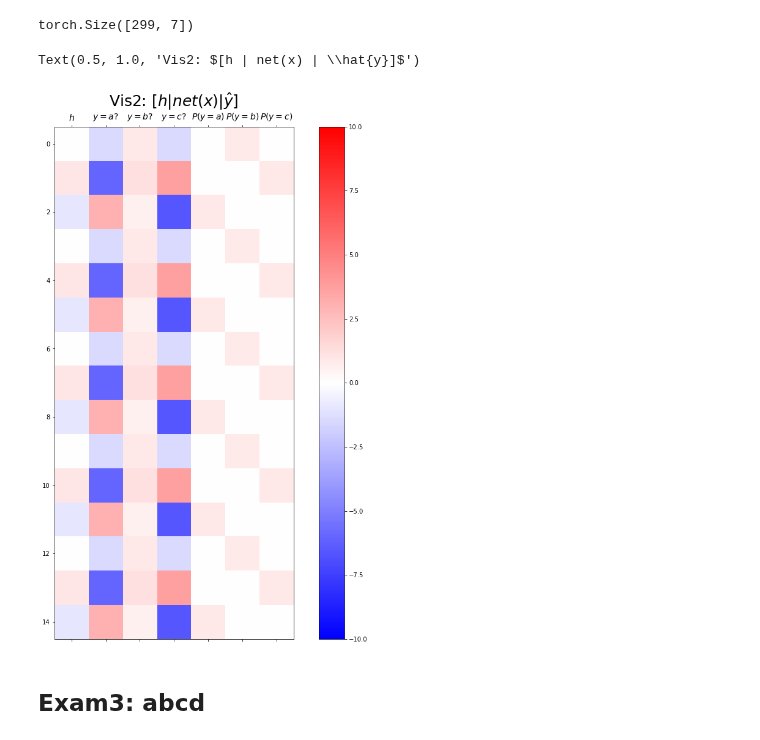
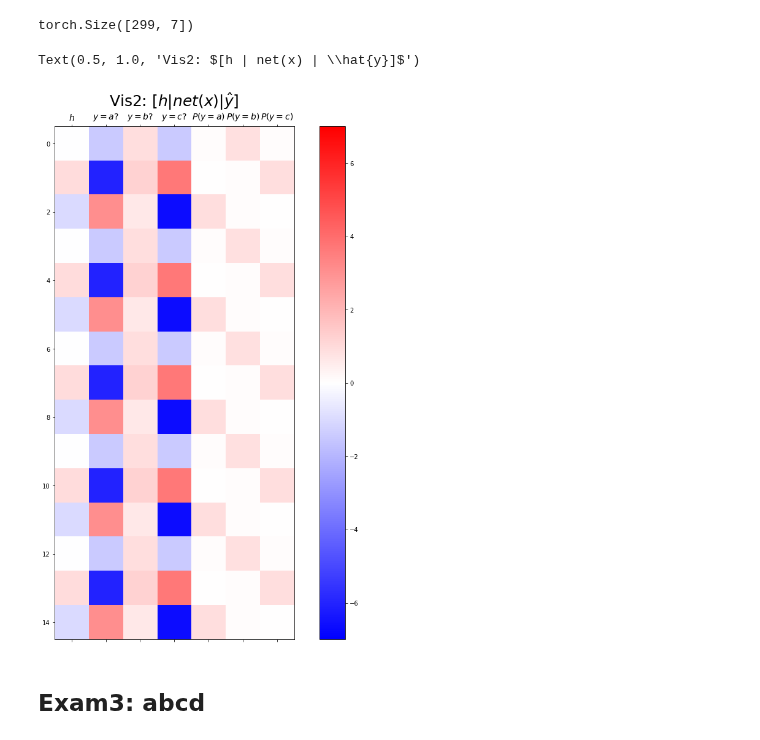
Before and after one commit to guebin/DL2022_backup, a Jupyter notebook: _notebooks/2022-11-03-(10주차) 11월3일.ipynb, the cells around one changed output. Saved outputs shown, nothing was run; the diff lists cells and outputs as text; code cells hidden in the pictures.

```diff
--- a/_notebooks/2022-11-03-(10주차) 11월3일.ipynb
+++ b/_notebooks/2022-11-03-(10주차) 11월3일.ipynb
@@ -217,15 +217,15 @@ combined.shape
 # %% [output]
 torch.Size([299, 7])
 # %%
-plt.matshow(combined[:15],vmin=-10,vmax=10,cmap='bwr')
+plt.matshow(combined[:15],vmin=-7,vmax=7,cmap='bwr')
 plt.xticks(range(7), labels=[r'$h$',r'$y=a?$',r'$y=b?$',r'$y=c?$',r'$P(y=a)$',r'$P(y=b)$',r'$P(y=c)$'],size=14)
 plt.colorbar()
 plt.gcf().set_figwidth(15)
 plt.gcf().set_figheight(15)
 plt.title(r"Vis2: $[h | net(x) | \hat{y}]$",size=25)
 # %% [output]
 Text(0.5, 1.0, 'Vis2: $[h | net(x) | \\hat{y}]$')
-[figure, old version]
+[figure, new version]
 # %% [markdown]
 ## Exam3: abcd
 # %% [markdown]
```
Also changed, not shown: parts of 5 cells of this notebook.
